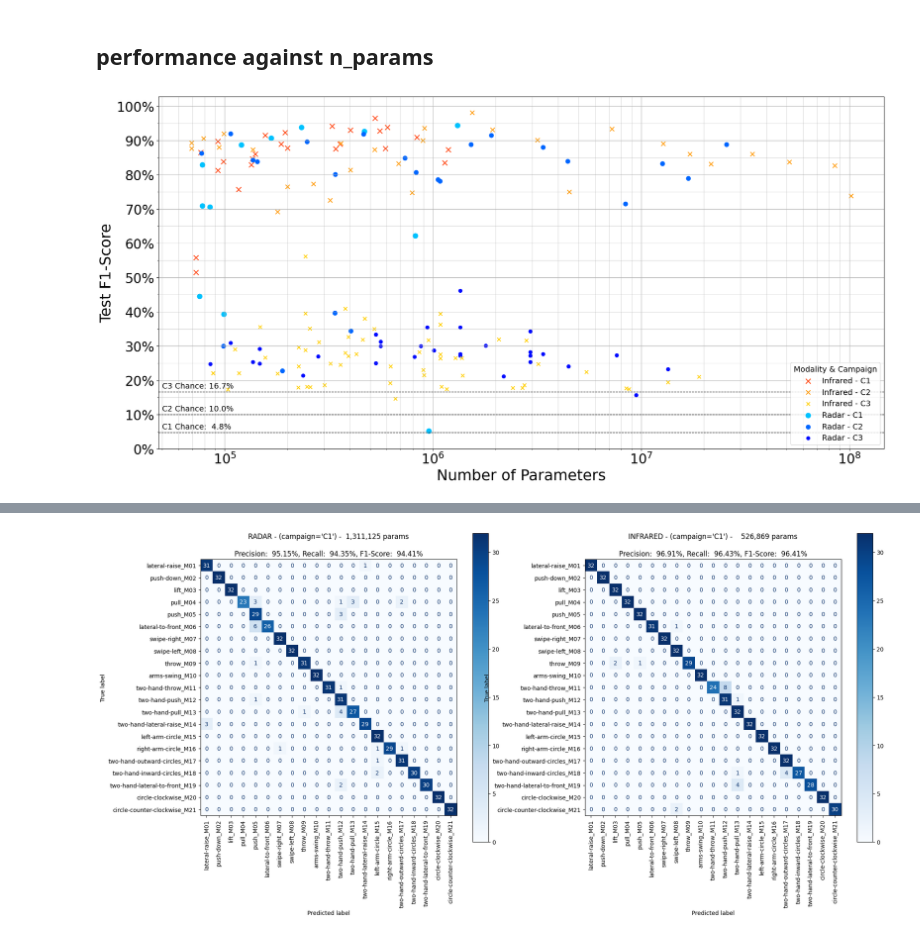
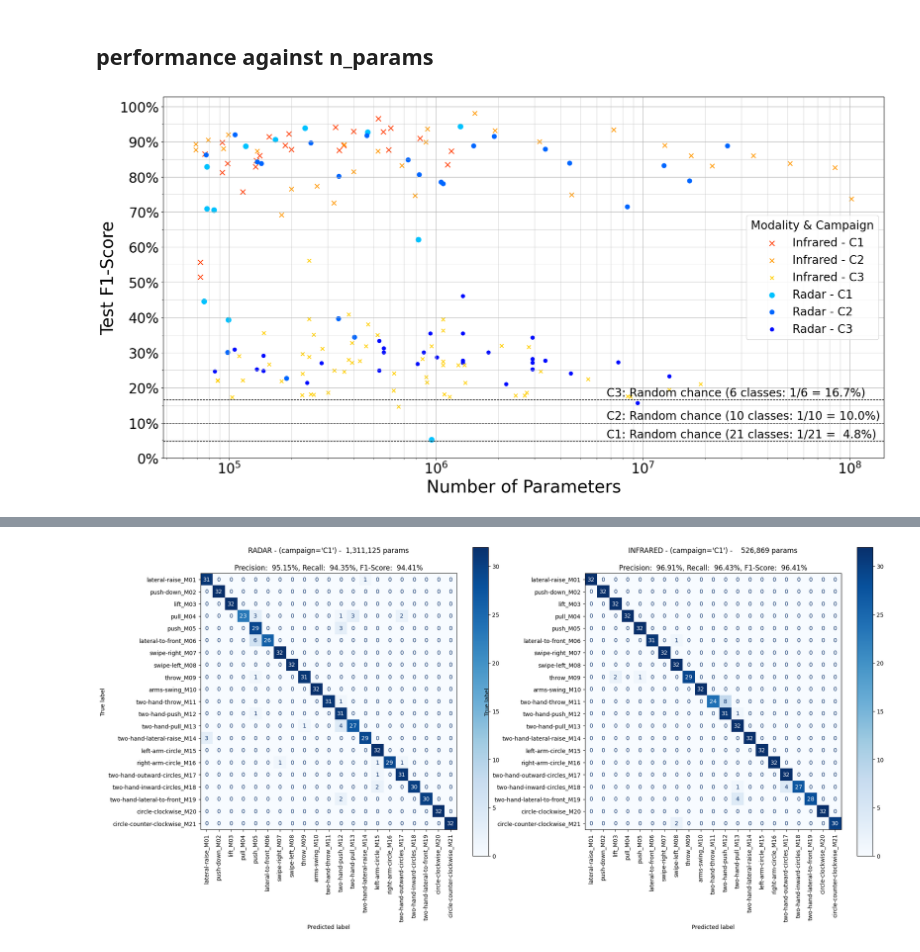
Before and after one commit to anasdev1204/CoDaS-Radar-based-Sentiment-Analysis-and-recognition, a Jupyter notebook: mudassar/result_visualization.ipynb, the cells around one changed output, grey strips where cells are left out. Cells and saved outputs as stored; diff of their text form; code cells hidden in the pictures.

```diff
--- a/mudassar/result_visualization.ipynb
+++ b/mudassar/result_visualization.ipynb
@@ -74,29 +77,30 @@ plt.show()
 # %%
 plt.figure(figsize=(20, 10))
 for i, (n_cls, r_c, ir_c) in enumerate([(21, 0.54, 0.04), (10, 0.6, 0.10), (6, 0.66, 0.135)]):
     cls_df = pd.read_json(f"experiments/{n_cls}_class_experiment_logs.jsonl", lines=True)
     mask = cls_df["model_type"] == "radar"
     plt.scatter(cls_df[ mask]["n_params"], cls_df[ mask]["test_f1"], color=hsv_to_rgb( r_c, 1, 1), marker="o", s=40+(2-i)*20, label=f"Radar - C{i+1}")
     plt.scatter(cls_df[~mask]["n_params"], cls_df[~mask]["test_f1"], color=hsv_to_rgb(ir_c, 1, 1), marker="x", s=40+(2-i)*20, label=f"Infrared - C{i+1}")
     plt.axhline(y=1/n_cls, color="black", linestyle="--", linewidth=1)
-    plt.annotate(f"C{i+1} Chance: {1/n_cls:>5.1%}", xy=(5e4, 1/n_cls), xytext=(5e4, 1/n_cls + 0.01), color="black", fontsize=14)
+    plt.annotate(f"C{i+1}: Random chance ({n_cls} classes: 1/{n_cls} = {1/n_cls:>5.1%})", xy=(6.7e6, 1/n_cls), xytext=(6.7e6, 1/n_cls + 0.01), color="black", fontsize=20)
     # break
-plt.xlabel("Number of Parameters", fontsize=27)
-plt.ylabel("Test F1-Score", fontsize=27)
+plt.xlabel("Number of Parameters", fontsize=30)
+plt.ylabel("Test F1-Score", fontsize=30)
 yticks = np.arange(0, 1.05, 0.05)
 plt.yticks(yticks, minor=True)
 yticks = np.arange(0, 1.05, 0.1)
 plt.yticks(yticks, labels=[f"{t:.0%}" for t in yticks], minor=False, fontsize=24)
 plt.xticks(fontsize=24)
 plt.xscale("log")
 plt.grid(True)
 plt.grid(True, which="minor", alpha=0.5)
 legend = plt.legend()
 handles, labels = plt.gca().get_legend_handles_labels()
 handles, labels = zip(*sorted(zip(handles, labels), key=lambda x: x[1]))
-legend = plt.legend(handles, labels, title="Modality & Campaign", loc="lower right", fontsize=14, title_fontsize=14)
+legend = plt.legend(handles, labels, title="Modality & Campaign", loc="right", fontsize=20, title_fontsize=20)
 # plt.title("Supervised Classification Performance of Transformer based models", fontsize=30)
 plt.tight_layout()
+plt.savefig("../report/figures/f1_scatter_plot.svg")
 plt.show()
 # %% [output]
-[figure, old version]
+[figure, new version]
```
Also changed, not shown: parts of 12 cells of this notebook, 11 other files.
